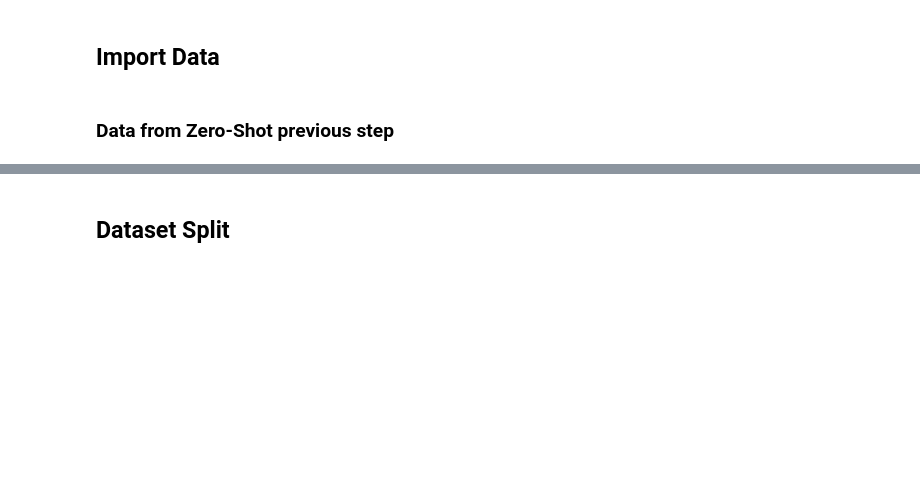
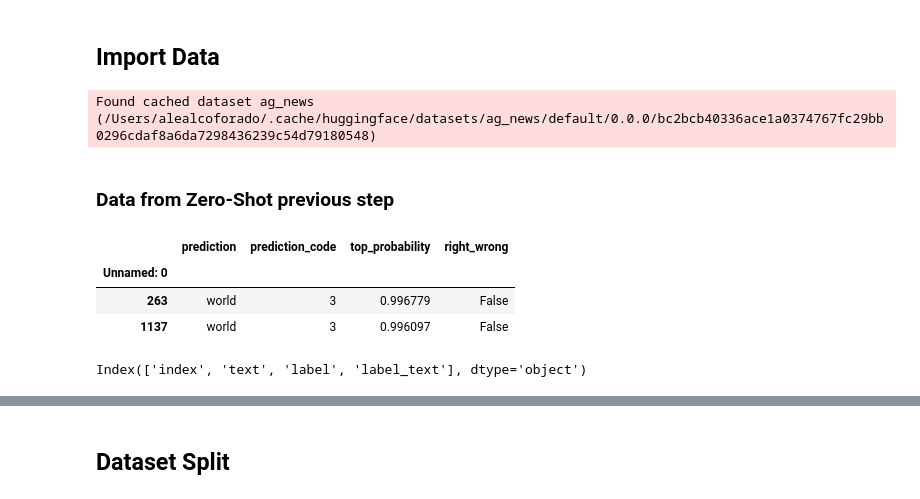
Before and after one commit to alealcoforado/zeroberto, a Jupyter notebook: SetFit_pipeline.ipynb, the cells around one changed output, grey strips where cells are left out. Drawn from its saved outputs; the diff is of its cells as text; code cells hidden in the pictures; blank space fills up the shorter version.

```diff
--- a/SetFit_pipeline.ipynb
+++ b/SetFit_pipeline.ipynb
@@ -92,14 +52,13 @@ top_n = n
 ## Import Data
 # %%
 if which_dataset=='folhauol':
-  # arq = '/Users/alealcoforado/Documents/Projetos/Datasets/folhauol/folhauol_clean_df_articles.csv'
+  arq = '/Users/alealcoforado/Documents/Projetos/Datasets/folhauol/folhauol_clean_df_articles.csv'
   # arq = '/content/drive/MyDrive/folhauol_clean_df_articles.csv'
-  arq = "/content/drive/Othercomputers/My MacBook Pro/Datasets/folhauol/folhauol_clean_df_articles.csv"
-
   raw_data = pd.read_csv(arq)
   raw_data['full_text'] = raw_data['title'].astype(str)+raw_data['text'].astype(str)
   data_col = 'full_text'
   class_col = 'category'
+  raw_data[class_col] = raw_data[class_col].map(datasets_handler.dict_classes_folha)
 
 if which_dataset == 'bbc-news':
   #o dataset bbc-news não tem coluna de título
@@ -108,6 +67,11 @@ if which_dataset == 'bbc-news':
   raw_data = pd.read_csv(arq, sep = ',')
   data_col = 'Text'
   class_col = 'Category'
+if which_dataset == 'ag_news':
+  raw_data, data_col, class_col = datasets_handler.getDataset(which_dataset)
+  hyp_template = "this article is about {}."
+# %% [output]
+Found cached dataset ag_news (/Users/alealcoforado/.cache/huggingface/datasets/ag_news/default/0.0.0/bc2bcb40336ace1a0374767fc29bb0296cdaf8a6da7298436239c54d79180548)
 # %% [markdown]
 ### Data from Zero-Shot previous step
 # %%
@@ -126,3 +87,14 @@ def getZeroshotPreviousData(df_results_zeroberto,top_n = 8):
     df_top_n = df_results_zeroberto.sort_values(['top_probability','prediction'], ascending=False).groupby('prediction').head(top_n)
     df_top_n = df_top_n.drop(columns=["Unnamed: 0",class_col,class_col+"_code"])
     return df_top_n
+# %%
+getZeroshotPreviousData(preds_probs_df)[0:2]
+# %% [output]
+|  | prediction | prediction_code | top_probability | right_wrong |
+| Unnamed: 0 |  |  |  |  |
+| 263 | world | 3 | 0.996779 | False |
+| 1137 | world | 3 | 0.996097 | False |
+# %%
+raw_data.columns
+# %% [output]
+Index(['index', 'text', 'label', 'label_text'], dtype='object')
```
Also changed, not shown: parts of 24 cells of this notebook, 5 other files.
